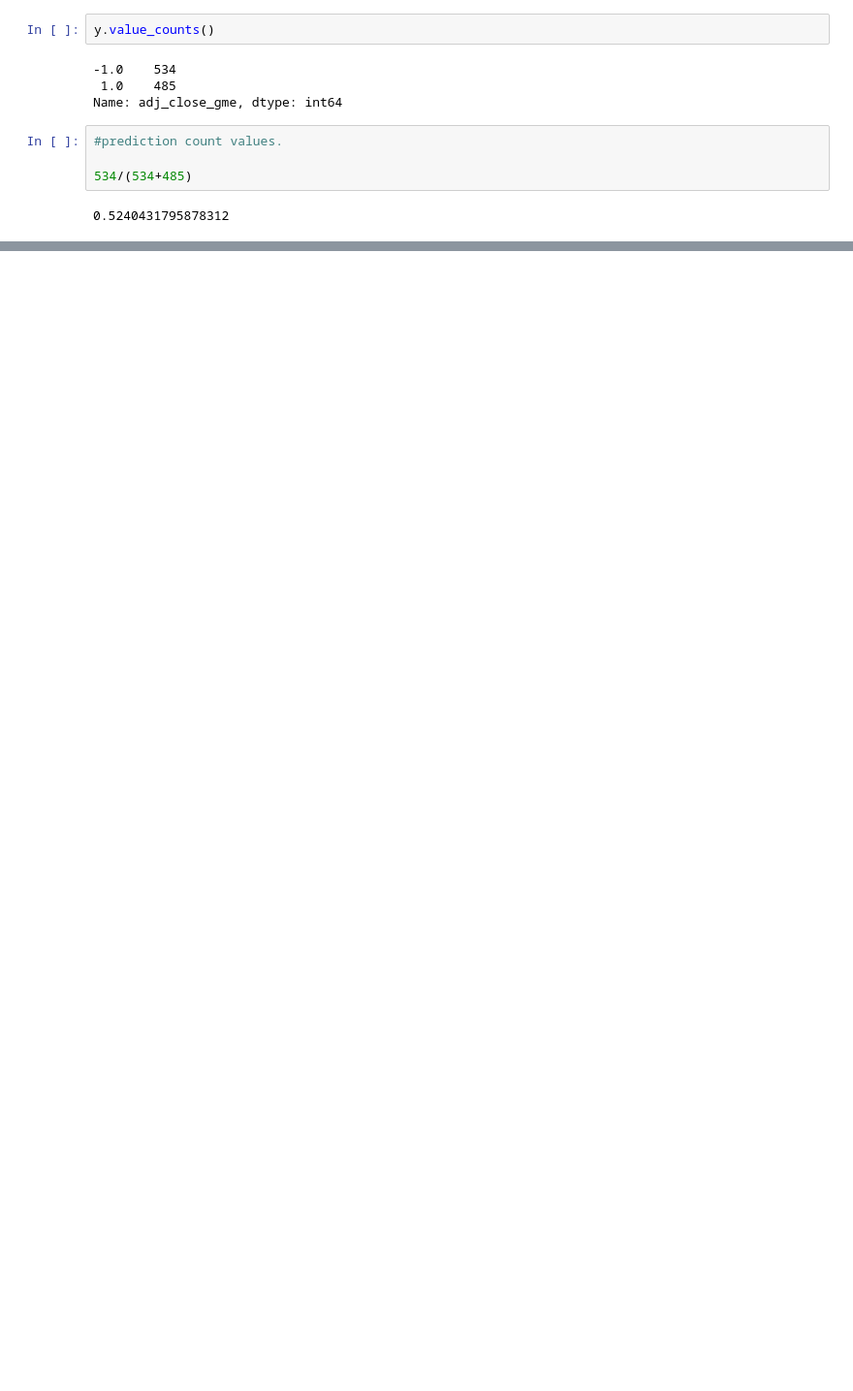
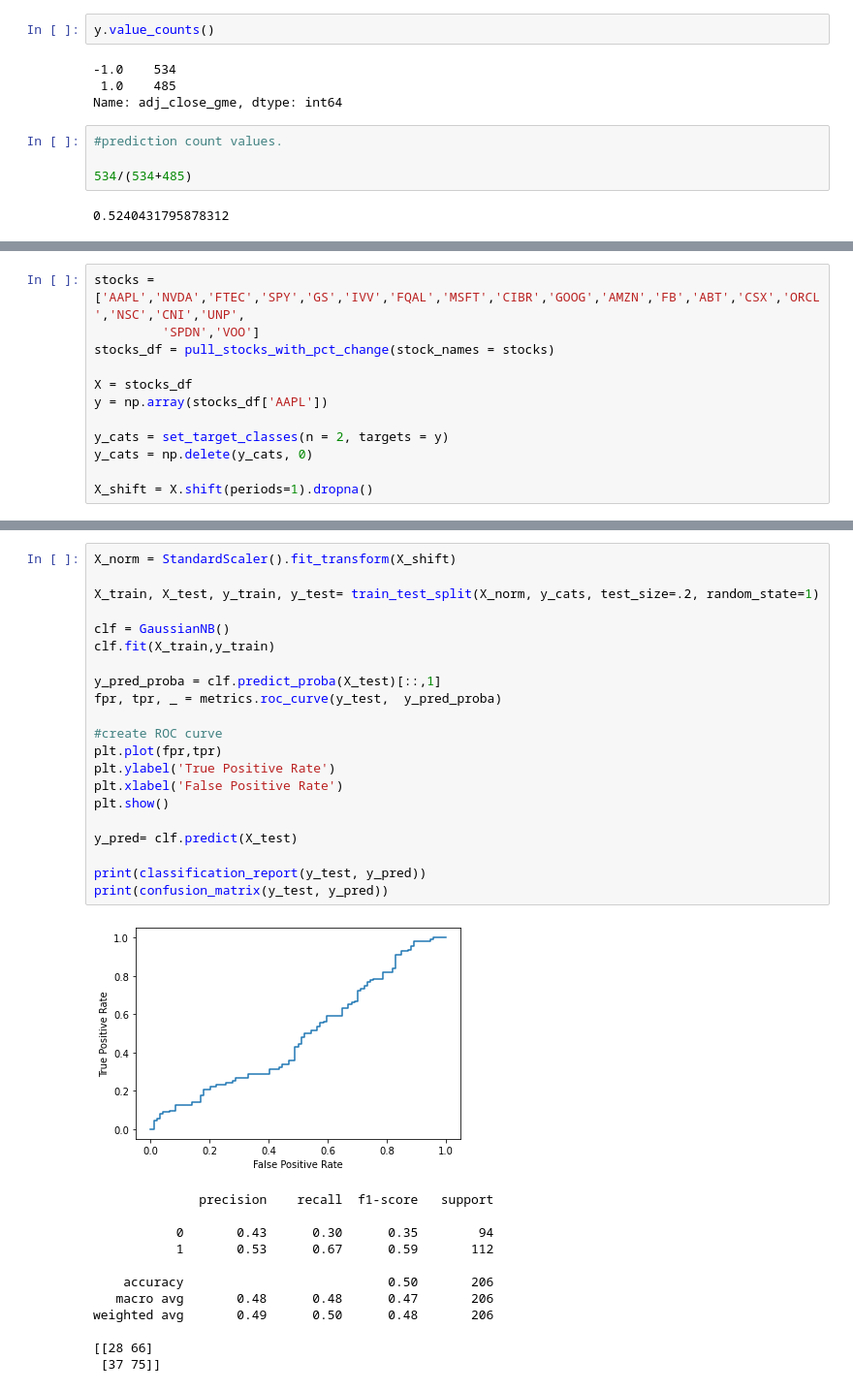
Before and after one commit to kylearbide/Stock-Market-Analysis-EMSE6575, a Jupyter notebook: notebooks/classification/Stock_classifier.ipynb, the cells around one changed output, grey strips where cells are left out. Shown: that part at 97% size. Drawn from its saved outputs; the diff is of its cells as text; blank space fills up the shorter version.

```diff
--- a/notebooks/classification/Stock_classifier.ipynb
+++ b/notebooks/classification/Stock_classifier.ipynb
@@ -394,0 +750,12 @@ weighted avg       0.48      0.48      0.48       204
+# %%
+stocks = ['AAPL','NVDA','FTEC','SPY','GS','IVV','FQAL','MSFT','CIBR','GOOG','AMZN','FB','ABT','CSX','ORCL','NSC','CNI','UNP',
+         'SPDN','VOO']
+stocks_df = pull_stocks_with_pct_change(stock_names = stocks)
+
+X = stocks_df
+y = np.array(stocks_df['AAPL'])
+
+y_cats = set_target_classes(n = 2, targets = y)
+y_cats = np.delete(y_cats, 0)
+
+X_shift = X.shift(periods=1).dropna()
@@ -394,0 +769,34 @@ weighted avg       0.48      0.48      0.48       204
+# %%
+X_norm = StandardScaler().fit_transform(X_shift)
+
+X_train, X_test, y_train, y_test= train_test_split(X_norm, y_cats, test_size=.2, random_state=1)
+
+clf = GaussianNB()
+clf.fit(X_train,y_train)
+
+y_pred_proba = clf.predict_proba(X_test)[::,1]
+fpr, tpr, _ = metrics.roc_curve(y_test,  y_pred_proba)
+
+#create ROC curve
+plt.plot(fpr,tpr)
+plt.ylabel('True Positive Rate')
+plt.xlabel('False Positive Rate')
+plt.show()
+
+y_pred= clf.predict(X_test)
+
+print(classification_report(y_test, y_pred))
+print(confusion_matrix(y_test, y_pred))
+# %% [output]
+[figure, added]
+              precision    recall  f1-score   support
+
+           0       0.43      0.30      0.35        94
+           1       0.53      0.67      0.59       112
+
+    accuracy                           0.50       206
+   macro avg       0.48      0.48      0.47       206
+weighted avg       0.49      0.50      0.48       206
+
+[[28 66]
+ [37 75]]
```
Also changed, not shown: parts of 43 cells of this notebook.
